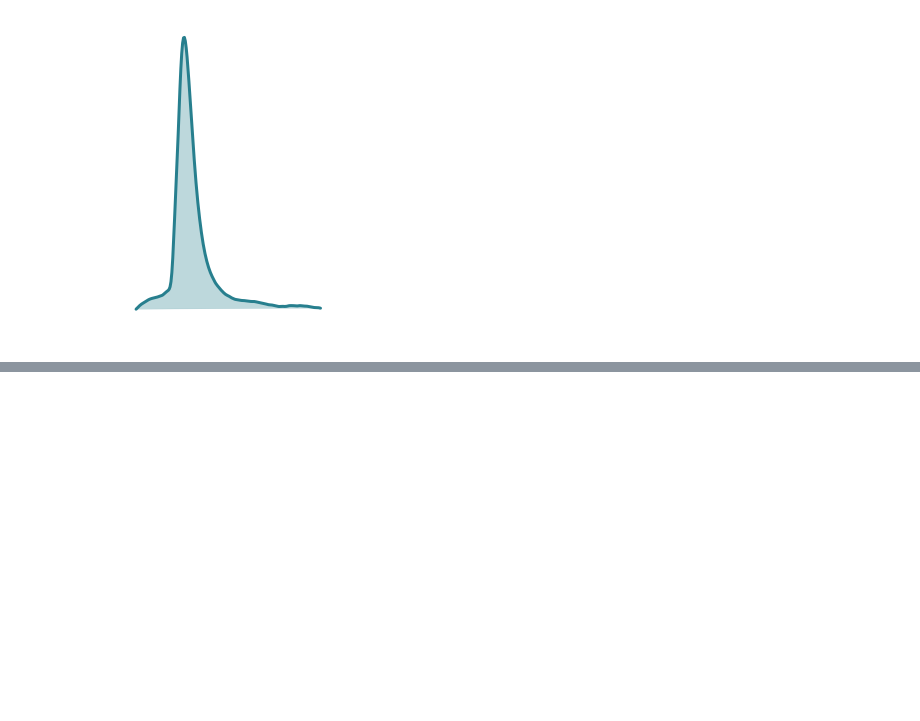
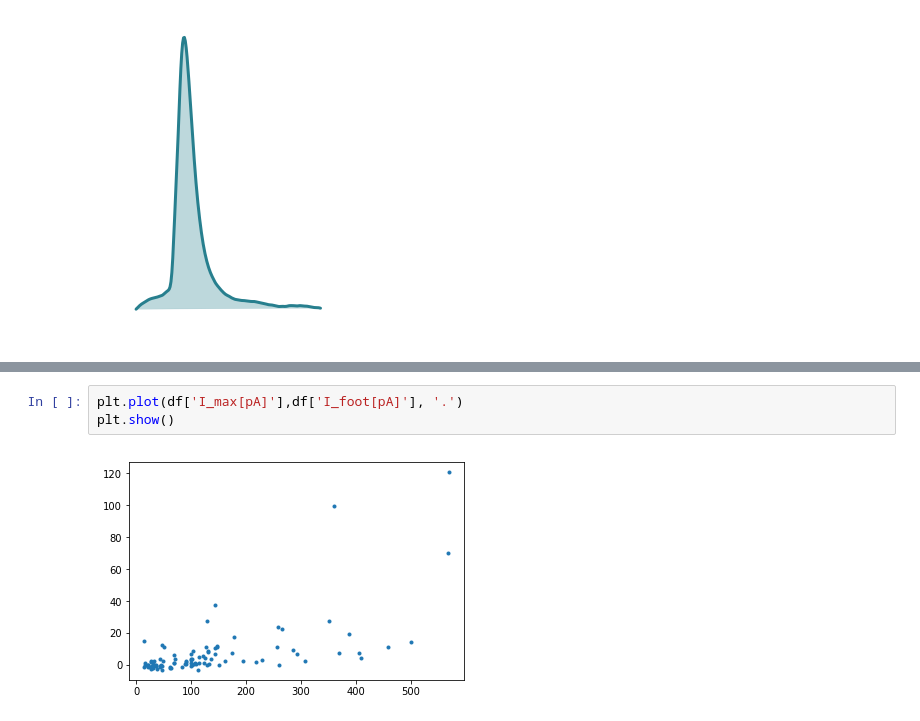
Before and after one commit to jpalma-espinosa/Amperometria-UV, a Jupyter notebook: datos/Registro/ntbk/analisis con pandas.ipynb, the cells around one changed output, grey strips where cells are left out. Drawn from its saved outputs; the diff is of its cells as text; blank space fills up the shorter version.

```diff
--- a/datos/Registro/ntbk/analisis con pandas.ipynb
+++ b/datos/Registro/ntbk/analisis con pandas.ipynb
@@ -352,0 +352,5 @@ len(with_foot_amplitude)
+# %%
+plt.plot(df['I_max[pA]'],df['I_foot[pA]'], '.')
+plt.show()
+# %% [output]
+[figure, added]
```
Also changed, not shown: parts of 5 cells of this notebook, 2 other files.
